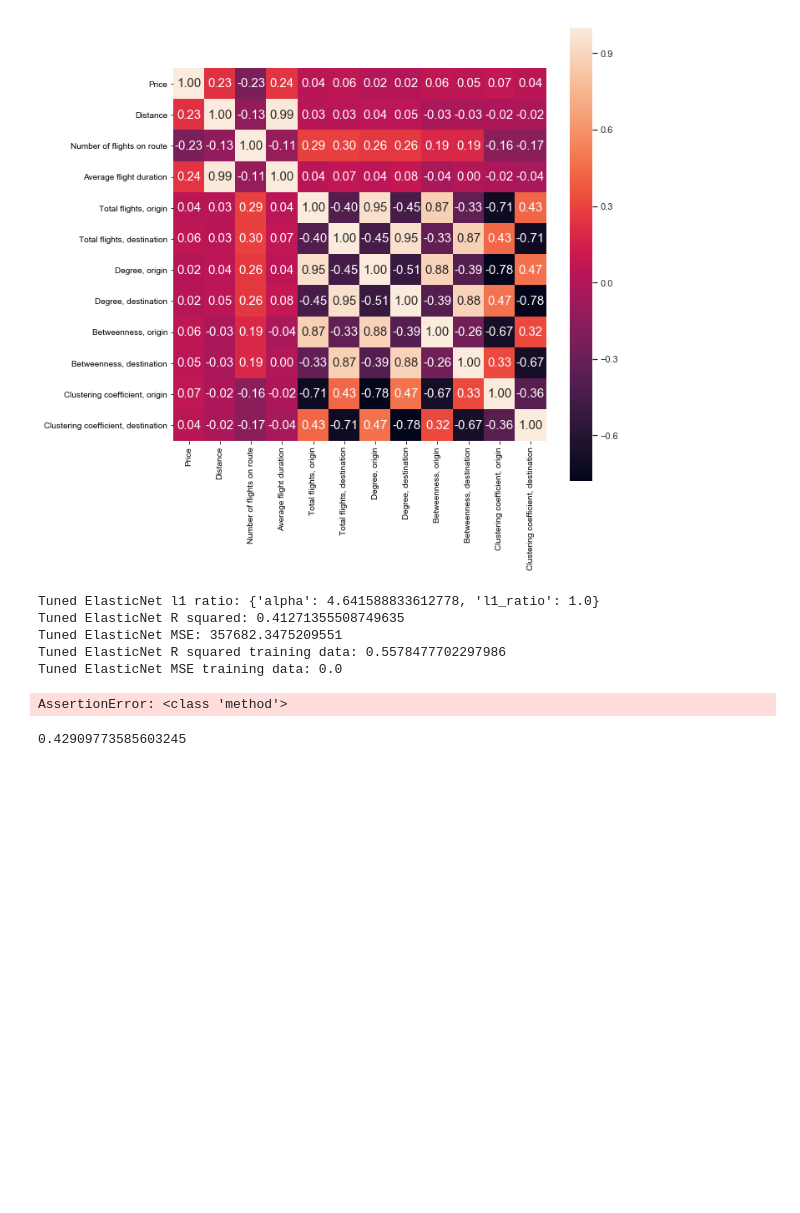
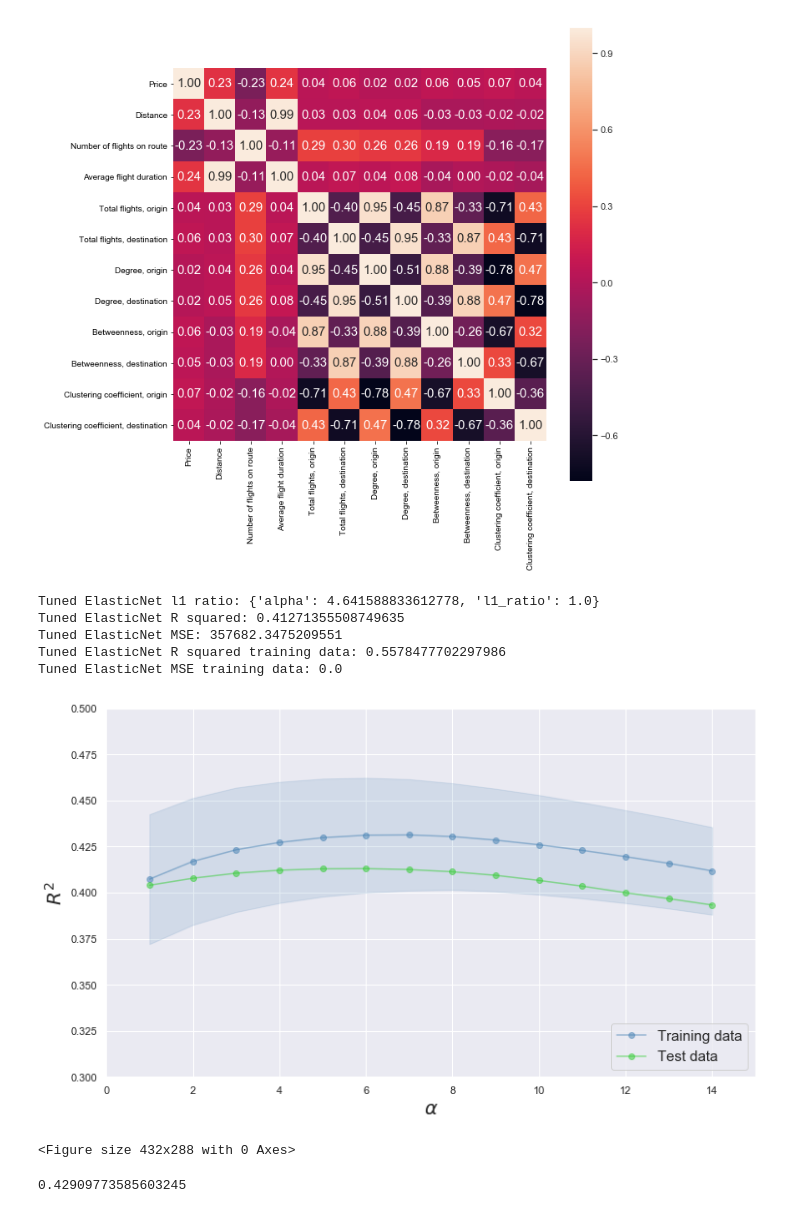
Before and after one commit to Morten-Esketveit/TSDS-gruppe-2019, a Jupyter notebook: Exam/Prediction/Prediction2018.ipynb, the cells around one changed output. Cells and saved outputs as stored; diff of their text form; code cells hidden in the pictures; blank space fills up the shorter version.

```diff
--- a/Exam/Prediction/Prediction2018.ipynb
+++ b/Exam/Prediction/Prediction2018.ipynb
@@ -241,28 +241,29 @@ for a in range(1,15,1):
     scores_test.append(data)
 scores_test=pd.DataFrame(scores_test)
 # %%
-scores[=scores['score'] + scores['std']
-fill2=scores.score - scores.std
+scores['conf1']=scores['score'] + scores['std']
+scores['conf2']=scores['score'] - scores['std']
 plt.figure(figsize=(12,7))
 plt.plot(scores.alpha , scores.score,
     c='steelblue', marker='o',
     label='Training data', alpha=0.5)
 plt.plot(scores_test.alpha , scores_test.score,
     c='limegreen', marker='o',
     label='Test data', alpha=0.5)
-plt.fill_between(scores.alpha , fill1,
-    fill2, alpha=0.15,
+plt.fill_between(scores.alpha , scores.conf1,
+    scores.conf2, alpha=0.15,
     color='steelblue')
 plt.xlabel('$\\alpha$', fontsize=20)
 plt.ylabel('$R^2$', fontsize=20)
-plt.legend(loc='lower right')
+plt.legend(loc='lower right', fontsize=15)
 plt.hlines(y=0, xmin=-10, xmax=50, color='black', lw=2)
 plt.xlim([0, 15])
 plt.ylim([0.3, 0.5])
 plt.show()
 plt.savefig(path+"Figures/corr_plot.pdf", bbox_inches='tight')
 # %% [output]
+[figure, added]
-AssertionError: <class 'method'>
+<Figure size 432x288 with 0 Axes>
 # %%
 k=cross_val_score(ElasticNet(tol=0.0001, alpha=4.641588833612778, l1_ratio=1), X=X_dev, y=y_dev, cv=5)
 np.mean(k)
```
Also changed, not shown: 1 other file.
